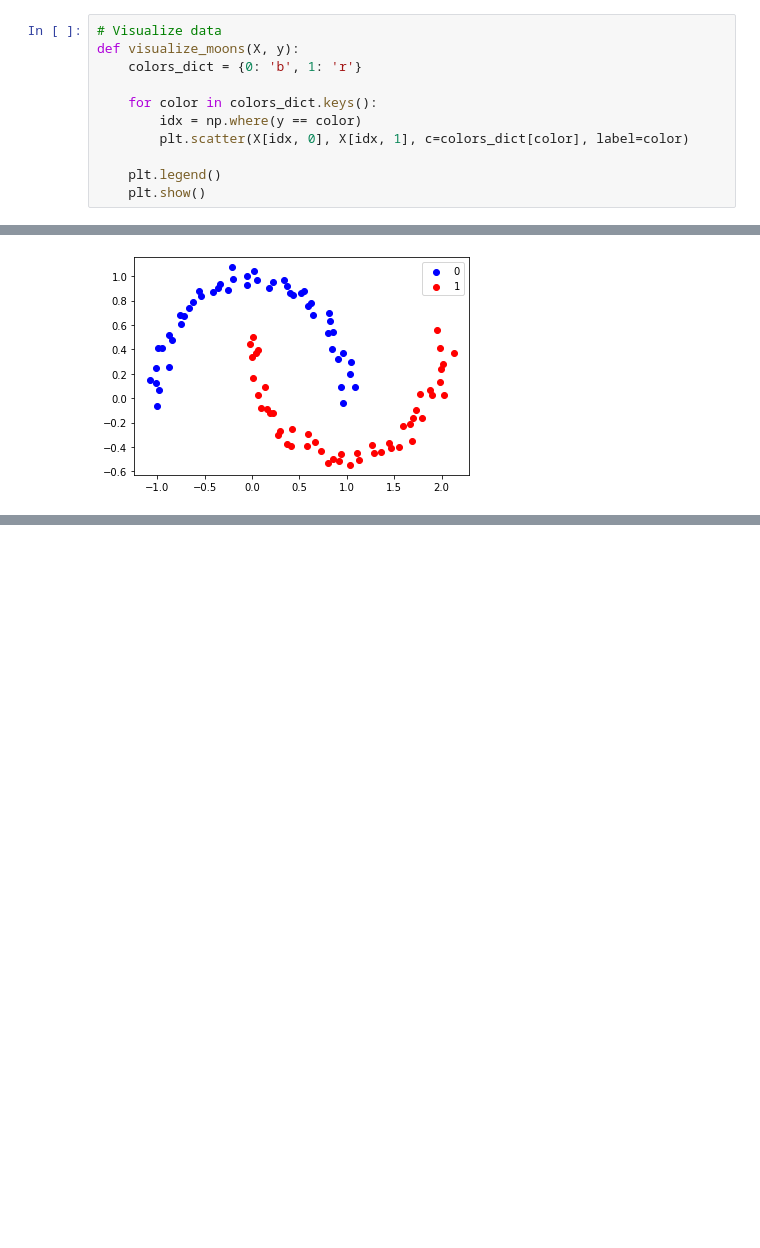
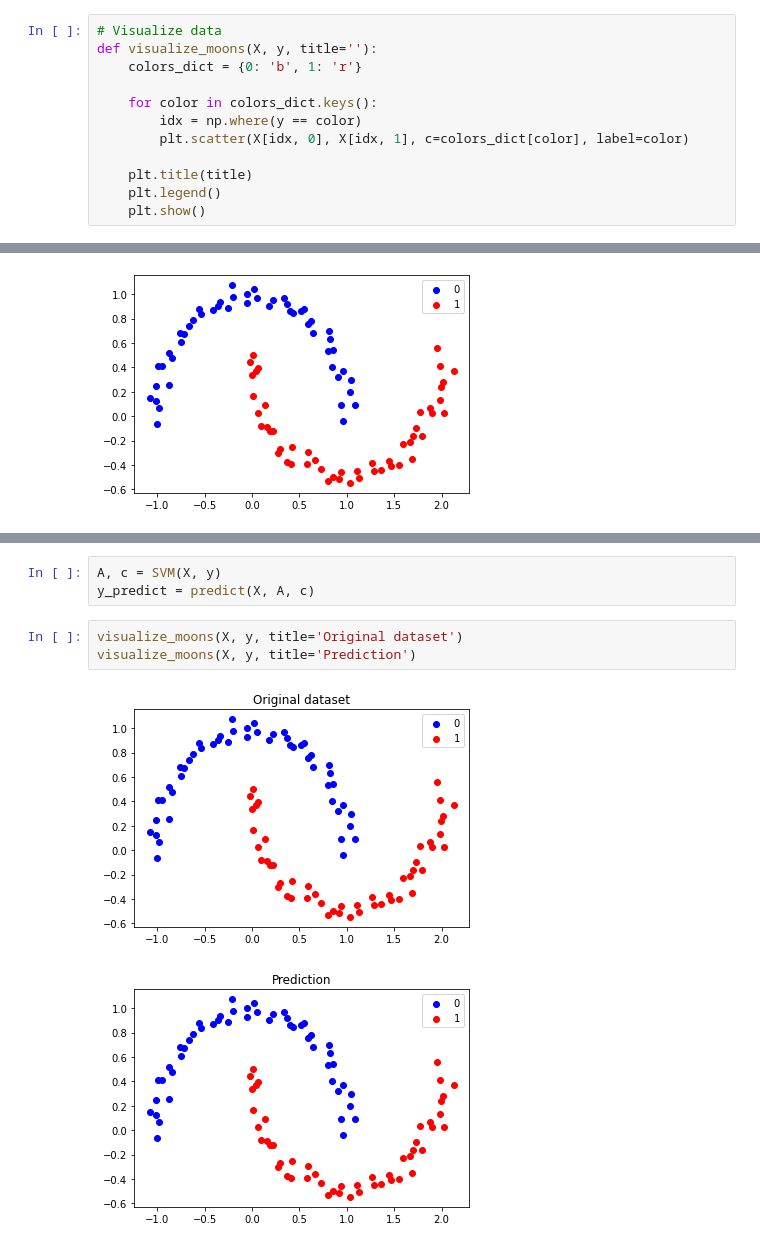
Before and after one commit to Vol0kin/LearningWithInvariants, a Jupyter notebook: examples/SVM_closed_form.ipynb, the cells around one changed output, grey strips where cells are left out. Cells and saved outputs as stored; diff of their text form; blank space fills up the shorter version.

```diff
--- a/examples/SVM_closed_form.ipynb
+++ b/examples/SVM_closed_form.ipynb
@@ -7,13 +8,14 @@ from sklearn.datasets import make_moons
 X, y = make_moons(n_samples=100, noise=0.05, random_state=42)
 # %%
 # Visualize data
-def visualize_moons(X, y):
+def visualize_moons(X, y, title=''):
     colors_dict = {0: 'b', 1: 'r'}
 
     for color in colors_dict.keys():
         idx = np.where(y == color)
         plt.scatter(X[idx, 0], X[idx, 1], c=colors_dict[color], label=color)
 
+    plt.title(title)
     plt.legend()
     plt.show()
 # %%
@@ -25,0 +59,9 @@ def SVM(X, y, use_v_matrix=False):
+# %%
+A, c = SVM(X, y)
+y_predict = predict(X, A, c)
+# %%
+visualize_moons(X, y, title='Original dataset')
+visualize_moons(X, y, title='Prediction')
+# %% [output]
+[figure, added]
+[figure, added]
```
Also changed, not shown: parts of 2 cells of this notebook.
